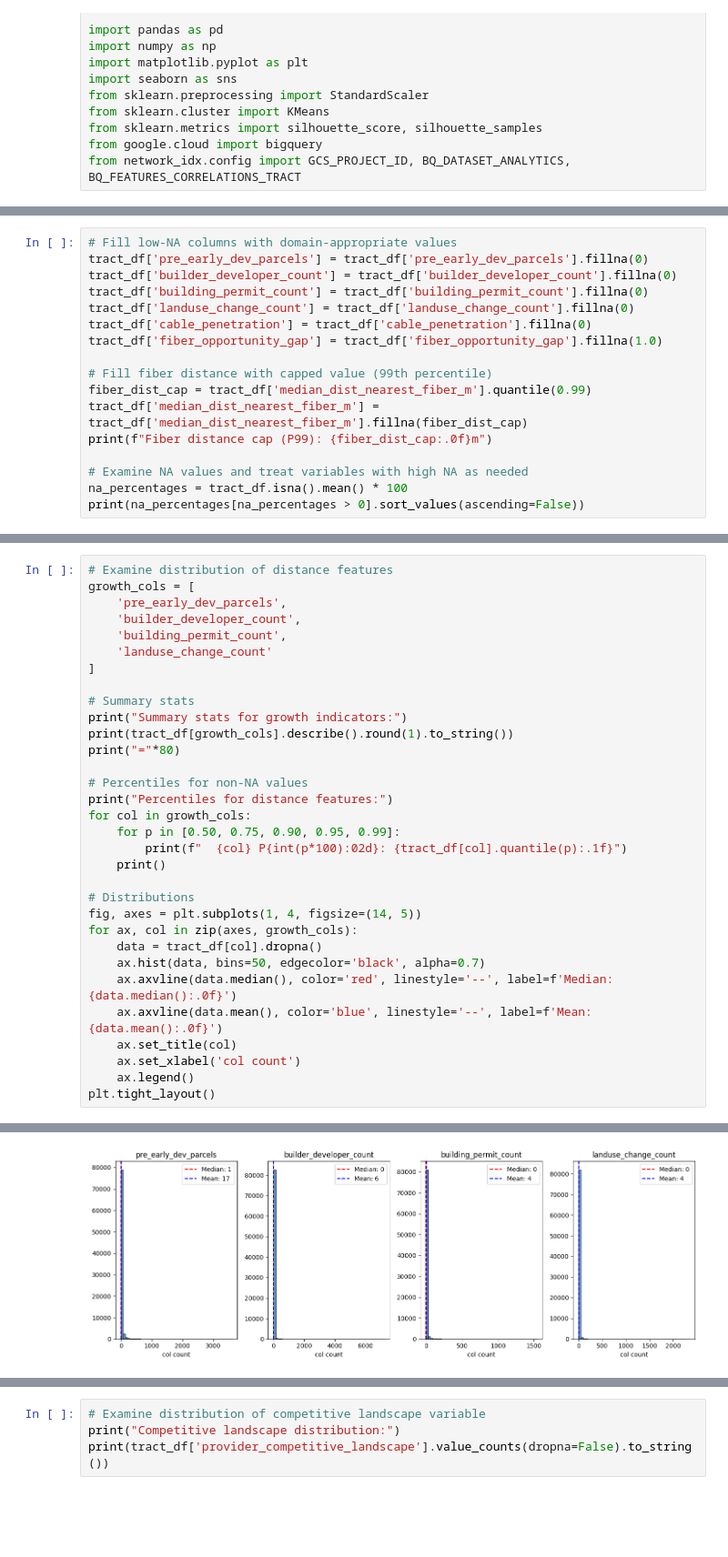
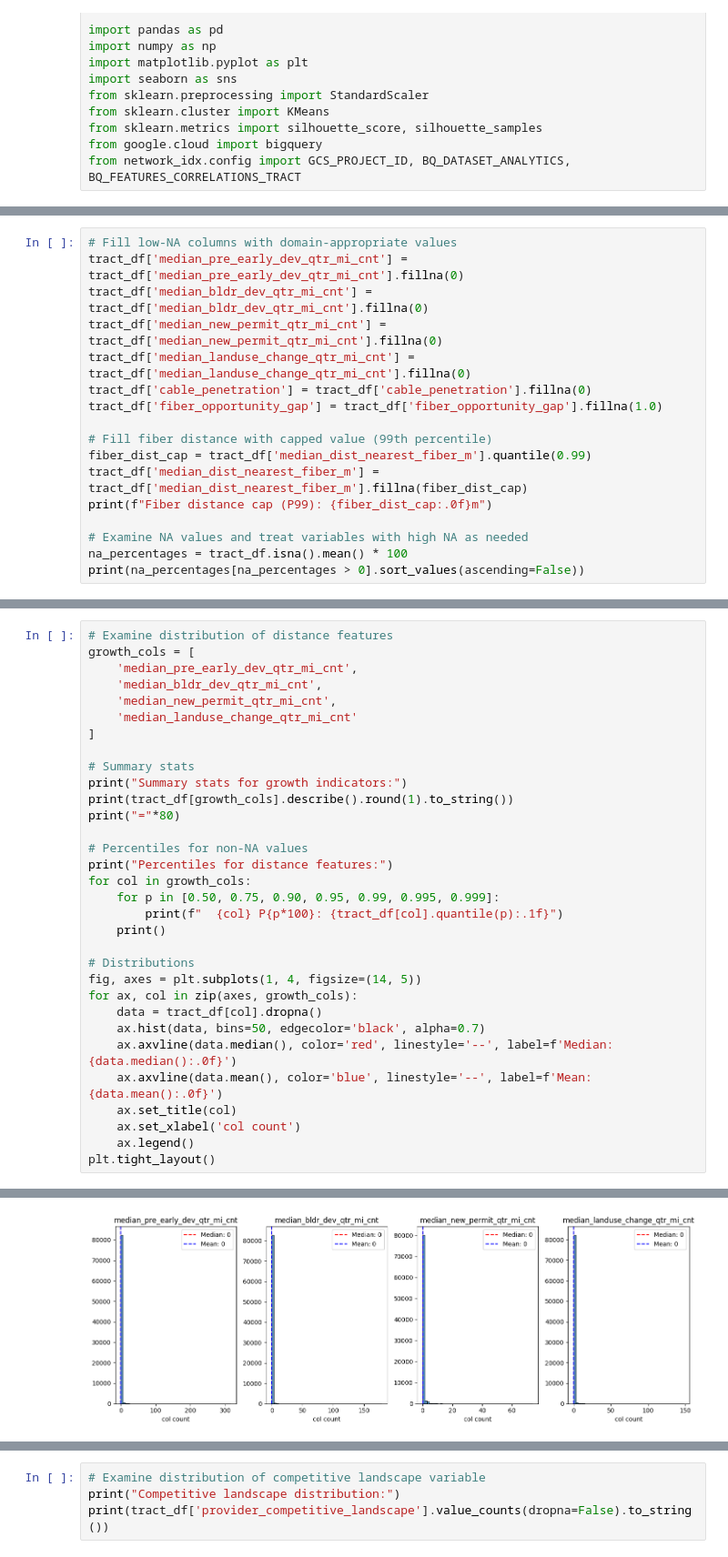
Before and after one commit to eprashar-clgx/network-idx, a Jupyter notebook: notebooks/04_eda_clustering.ipynb, the cells around one changed output, grey strips where cells are left out. Shown at 91% size. Saved outputs shown, nothing was run; the diff lists cells and outputs as text; blank space fills up the shorter version.

```diff
--- a/notebooks/04_eda_clustering.ipynb
+++ b/notebooks/04_eda_clustering.ipynb
@@ -58,10 +58,10 @@ fiber_opportunity_gap           0.090022
 dtype: float64
 # %%
 # Fill low-NA columns with domain-appropriate values
-tract_df['pre_early_dev_parcels'] = tract_df['pre_early_dev_parcels'].fillna(0)
-tract_df['builder_developer_count'] = tract_df['builder_developer_count'].fillna(0)
-tract_df['building_permit_count'] = tract_df['building_permit_count'].fillna(0)
-tract_df['landuse_change_count'] = tract_df['landuse_change_count'].fillna(0)
+tract_df['median_pre_early_dev_qtr_mi_cnt'] = tract_df['median_pre_early_dev_qtr_mi_cnt'].fillna(0)
+tract_df['median_bldr_dev_qtr_mi_cnt'] = tract_df['median_bldr_dev_qtr_mi_cnt'].fillna(0)
+tract_df['median_new_permit_qtr_mi_cnt'] = tract_df['median_new_permit_qtr_mi_cnt'].fillna(0)
+tract_df['median_landuse_change_qtr_mi_cnt'] = tract_df['median_landuse_change_qtr_mi_cnt'].fillna(0)
 tract_df['cable_penetration'] = tract_df['cable_penetration'].fillna(0)
 tract_df['fiber_opportunity_gap'] = tract_df['fiber_opportunity_gap'].fillna(1.0)
 
@@ -205,10 +205,10 @@ memory usage: 15.4 MB
 # %%
 # Examine distribution of distance features
 growth_cols = [
-    'pre_early_dev_parcels',
-    'builder_developer_count',
-    'building_permit_count',
-    'landuse_change_count'
+    'median_pre_early_dev_qtr_mi_cnt',
+    'median_bldr_dev_qtr_mi_cnt',
+    'median_new_permit_qtr_mi_cnt',
+    'median_landuse_change_qtr_mi_cnt'
 ]
 
 # Summary stats
@@ -219,8 +219,8 @@ print("="*80)
 # Percentiles for non-NA values
 print("Percentiles for distance features:")
 for col in growth_cols:
-    for p in [0.50, 0.75, 0.90, 0.95, 0.99]:
-        print(f"  {col} P{int(p*100):02d}: {tract_df[col].quantile(p):.1f}")
+    for p in [0.50, 0.75, 0.90, 0.95, 0.99, 0.995, 0.999]:
+        print(f"  {col} P{p*100}: {tract_df[col].quantile(p):.1f}")
     print()
 
 # Distributions
@@ -255 +255 @@ Percentiles for distance features:
-[figure, old version]
+[figure, new version]
```
Also changed, not shown: parts of 33 cells of this notebook, 10 other files.
